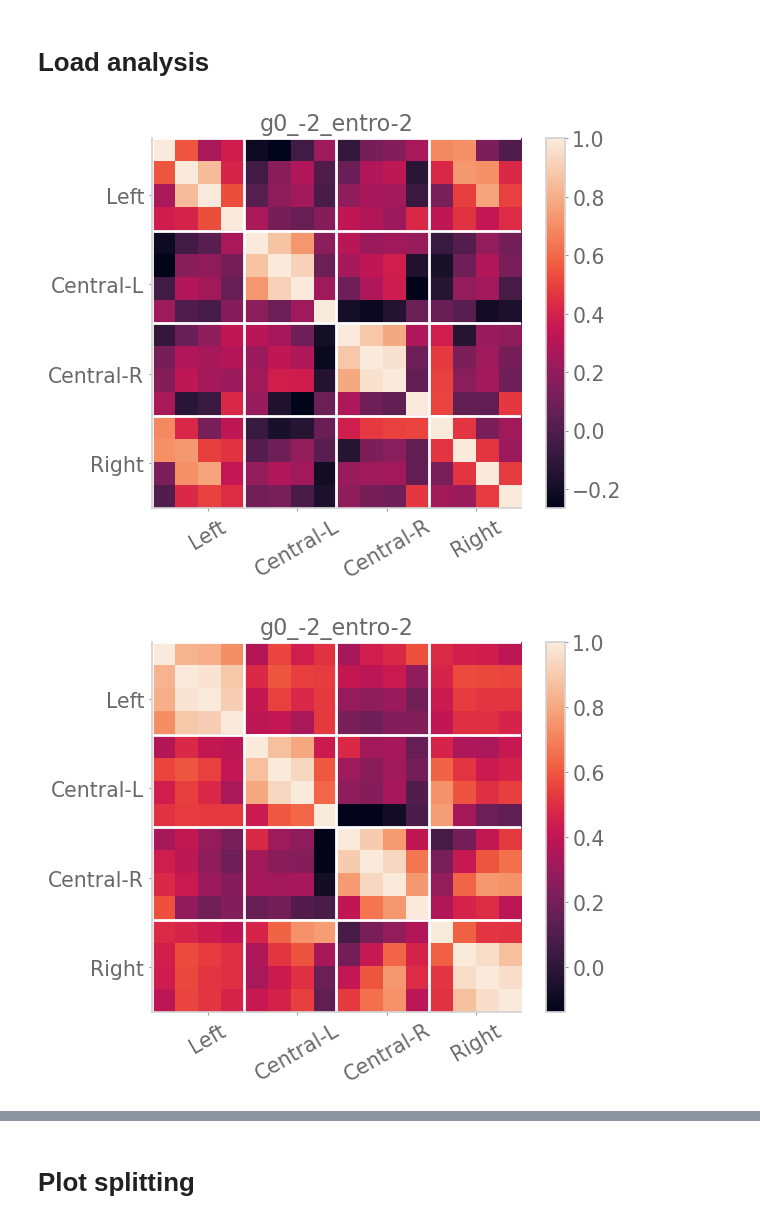
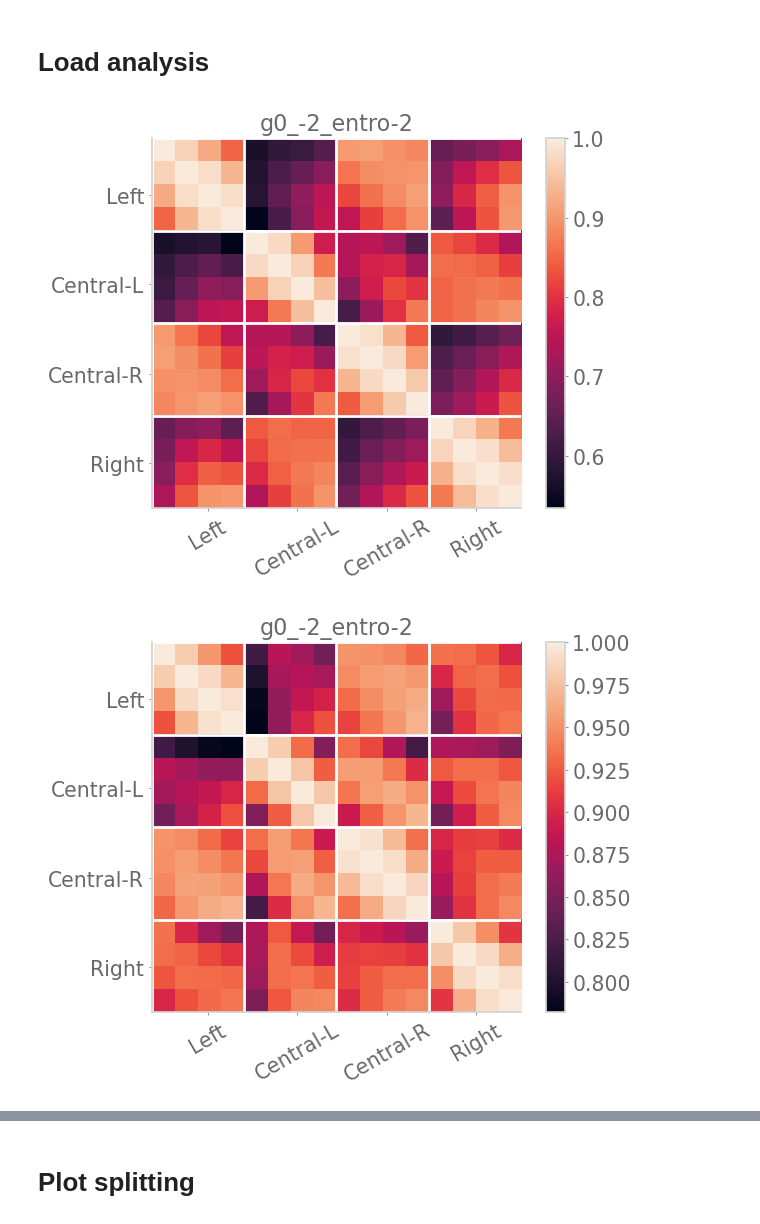
Before and after one commit to chingf/auxrl, a Jupyter notebook: notebooks/06-altT-analyses.ipynb, the cells around one changed output, grey strips where cells are left out. Saved outputs shown, nothing was run; the diff lists cells and outputs as text; code cells hidden in the pictures.

Commit message:
Update notebooks for initial biorender figure drafts

```diff
--- a/notebooks/06-altT-analyses.ipynb
+++ b/notebooks/06-altT-analyses.ipynb
@@ -47,7 +47,7 @@ for model in np.unique(repr_df['model']):
         # Partition dataset into the four desired conditions
         _df = repr_df[(repr_df['model']==model) & (repr_df['iteration']==iteration)]
         final_reward = _df['final_reward'].iloc[0]
-        if final_reward < 90: continue
+        if final_reward < 60: continue
         _df_L = _df[_df['x']==x_locs[0]]
         _df_LReset = _df[(_df['x']==midpoint) & (_df['reward_loc']==2)]
         _df_RReset = _df[(_df['x']==midpoint) & (_df['reward_loc']==1)]
@@ -65,32 +65,32 @@ for model in np.unique(repr_df['model']):
                         df_i_y = np.mean(df_i_y, axis=0)
                         df_j_y = np.mean(df_j_y, axis=0)
 
                         #diff_norm = np.linalg.norm(df_i_y - df_j_y) # Norm difference
                         diff_norm, _ = pearsonr(df_i_y, df_j_y) # Pearsonr
                         sim_mat[y_i_idx + i*n_y, y_j_idx + j*n_y] = diff_norm
                         sim_mat[y_j_idx + j*n_y, y_i_idx + i*n_y] = diff_norm
         models.extend([model]*n_y)
         stem_locs.extend(range(n_y))
         reset_mat = sim_mat[n_y:2*n_y, 2*n_y:3*n_y]
         diag = np.diag(reset_mat)
         splits.extend(diag.tolist())
         iters.extend([iteration]*n_y)
 
         plt.figure()
         plt.title(model)
         height = y_locs.size
         plt.imshow(sim_mat)#, vmin=0, vmax=0.9)
         for boundary in [0, height, height*2, height*3]:
             plt.axhline(boundary-0.5, linewidth=2, color='white')
             plt.axvline(boundary-0.5, linewidth=2, color='white')
         plt.xticks(
             np.linspace(0, sim_mat.shape[0]-0.5, num=9, endpoint=True)[1::2],
             ['Left', 'Central-L', 'Central-R', 'Right'], rotation=30)
         plt.yticks(
             np.linspace(0, sim_mat.shape[0]-0.5, num=9, endpoint=True)[1::2],
             ['Left', 'Central-L', 'Central-R', 'Right'])
         plt.colorbar()
         plt.show()
 # %% [output]
-[figure, old version]
+[figure, new version]
-[figure, old version]
+[figure, new version]
```
Also changed, not shown: parts of 5 cells of this notebook, 3 other files.
